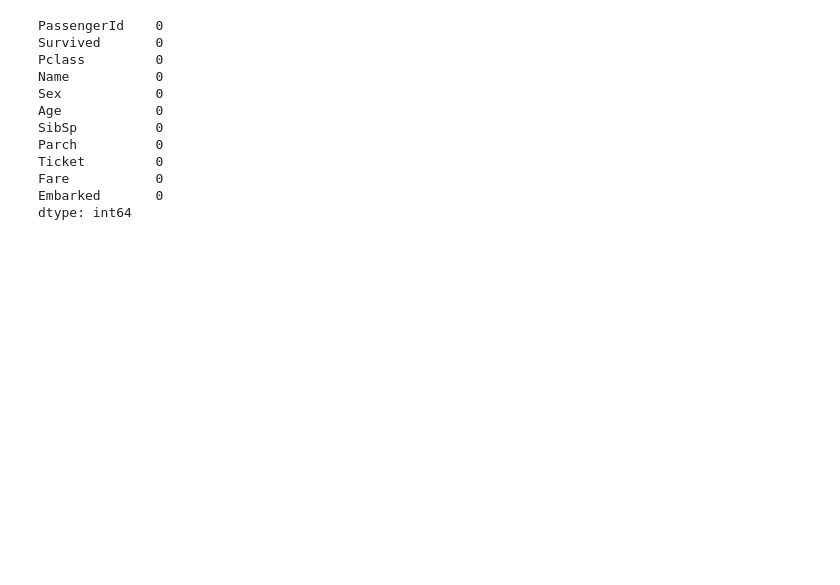
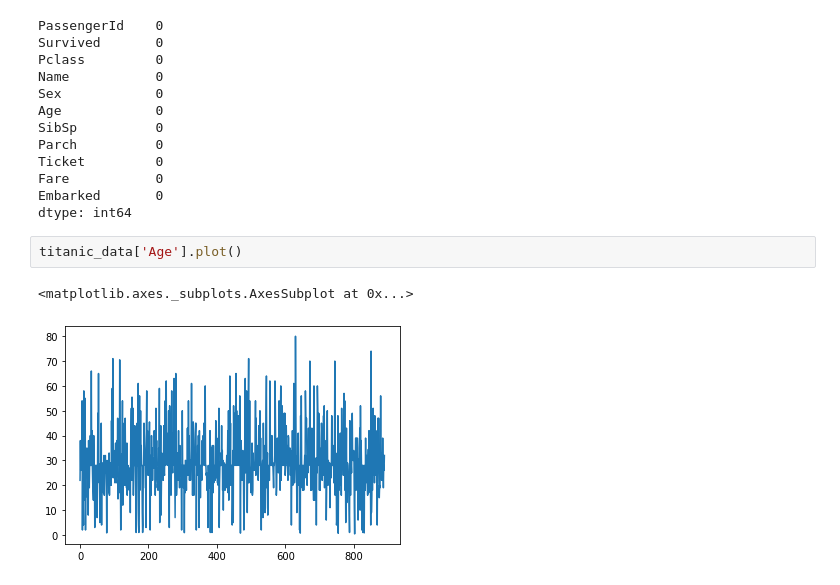
Before and after one commit to divsal009/div, a Jupyter notebook: Pandas.ipynb, the cells around one changed output. Saved outputs shown, nothing was run; the diff lists cells and outputs as text; blank space fills up the shorter version.

```diff
--- a/Pandas.ipynb
+++ b/Pandas.ipynb
@@ -404,3 +404,8 @@ Ticket         0
 Fare           0
 Embarked       0
 dtype: int64
+# %%
+titanic_data['Age'].plot()
+# %% [output]
+<matplotlib.axes._subplots.AxesSubplot at 0x...>
+[figure, added]
```
Also changed, not shown: parts of 7 cells of this notebook.
